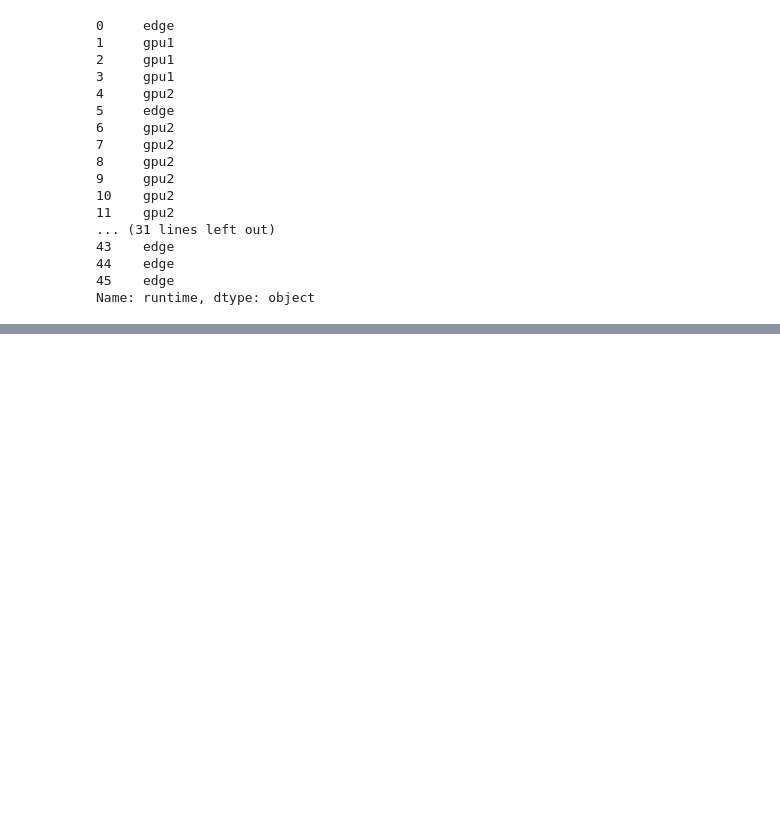
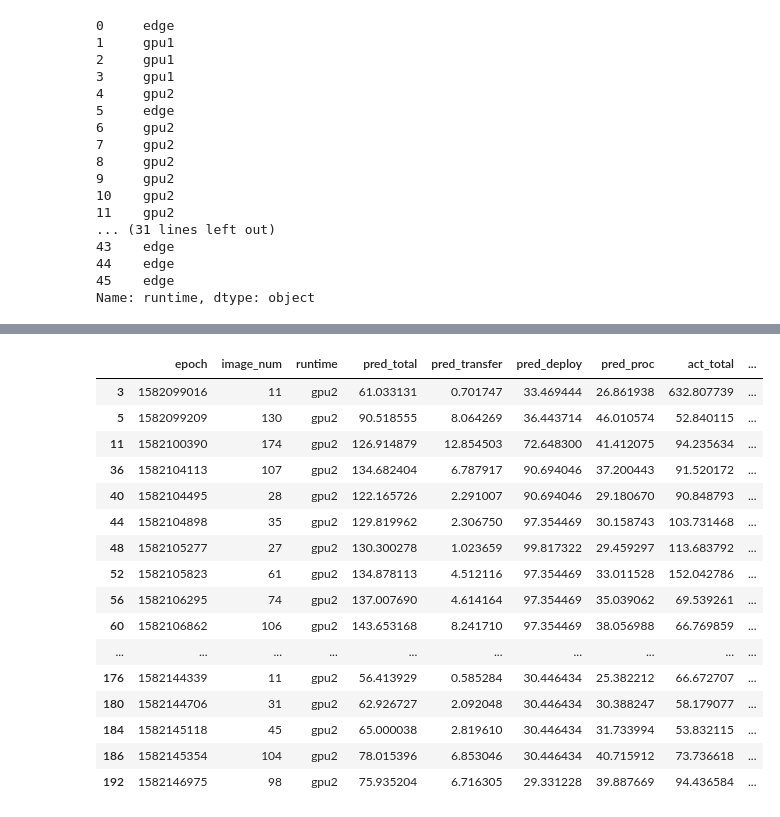
Before and after one commit to Heronalps/STOIC, a Jupyter notebook: jupyter/Scheduling Analysis.ipynb, the cells around one changed output, grey strips where cells are left out. Saved outputs shown, nothing was run; the diff lists cells and outputs as text; code cells hidden in the pictures; blank space fills up the shorter version.

```diff
--- a/jupyter/Scheduling Analysis.ipynb
+++ b/jupyter/Scheduling Analysis.ipynb
@@ -258,0 +264,3 @@ Name: runtime, dtype: object
+# %%
+pd.set_option('display.max_rows', None)
+df_4runtimes[['image_num', 'runtime', 'act_total']]
@@ -258,0 +310,20 @@ Name: runtime, dtype: object
+# %%
+df_gpu2
+# %% [output]
+|  | epoch | image_num | runtime | pred_total | pred_transfer | pred_deploy | pred_proc | act_total | ... |
+| 3 | 1582099016 | 11 | gpu2 | 61.033131 | 0.701747 | 33.469444 | 26.861938 | 632.807739 | ... |
+| 5 | 1582099209 | 130 | gpu2 | 90.518555 | 8.064269 | 36.443714 | 46.010574 | 52.840115 | ... |
+| 11 | 1582100390 | 174 | gpu2 | 126.914879 | 12.854503 | 72.648300 | 41.412075 | 94.235634 | ... |
+| 36 | 1582104113 | 107 | gpu2 | 134.682404 | 6.787917 | 90.694046 | 37.200443 | 91.520172 | ... |
+| 40 | 1582104495 | 28 | gpu2 | 122.165726 | 2.291007 | 90.694046 | 29.180670 | 90.848793 | ... |
+| 44 | 1582104898 | 35 | gpu2 | 129.819962 | 2.306750 | 97.354469 | 30.158743 | 103.731468 | ... |
+| 48 | 1582105277 | 27 | gpu2 | 130.300278 | 1.023659 | 99.817322 | 29.459297 | 113.683792 | ... |
+| 52 | 1582105823 | 61 | gpu2 | 134.878113 | 4.512116 | 97.354469 | 33.011528 | 152.042786 | ... |
+| 56 | 1582106295 | 74 | gpu2 | 137.007690 | 4.614164 | 97.354469 | 35.039062 | 69.539261 | ... |
+| 60 | 1582106862 | 106 | gpu2 | 143.653168 | 8.241710 | 97.354469 | 38.056988 | 66.769859 | ... |
+| ... | ... | ... | ... | ... | ... | ... | ... | ... | ... |
+| 176 | 1582144339 | 11 | gpu2 | 56.413929 | 0.585284 | 30.446434 | 25.382212 | 66.672707 | ... |
+| 180 | 1582144706 | 31 | gpu2 | 62.926727 | 2.092048 | 30.446434 | 30.388247 | 58.179077 | ... |
+| 184 | 1582145118 | 45 | gpu2 | 65.000038 | 2.819610 | 30.446434 | 31.733994 | 53.832115 | ... |
+| 186 | 1582145354 | 104 | gpu2 | 78.015396 | 6.853046 | 30.446434 | 40.715912 | 73.736618 | ... |
+| 192 | 1582146975 | 98 | gpu2 | 75.935204 | 6.716305 | 29.331228 | 39.887669 | 94.436584 | ... |
```
Also changed, not shown: parts of 8 cells of this notebook, 5 other files.
